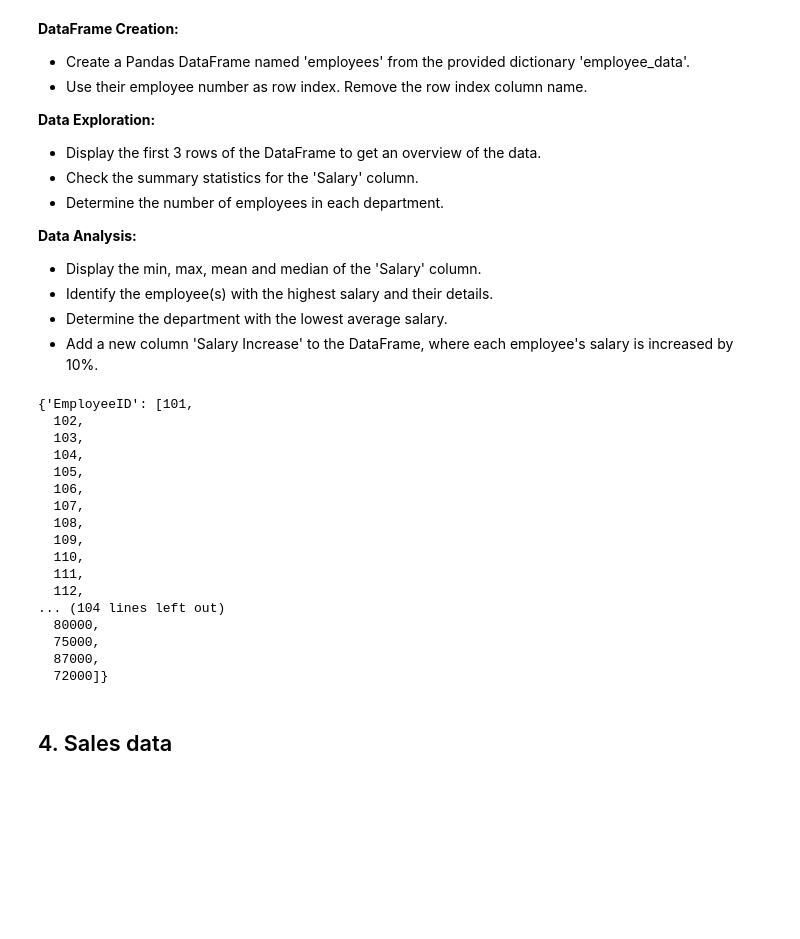
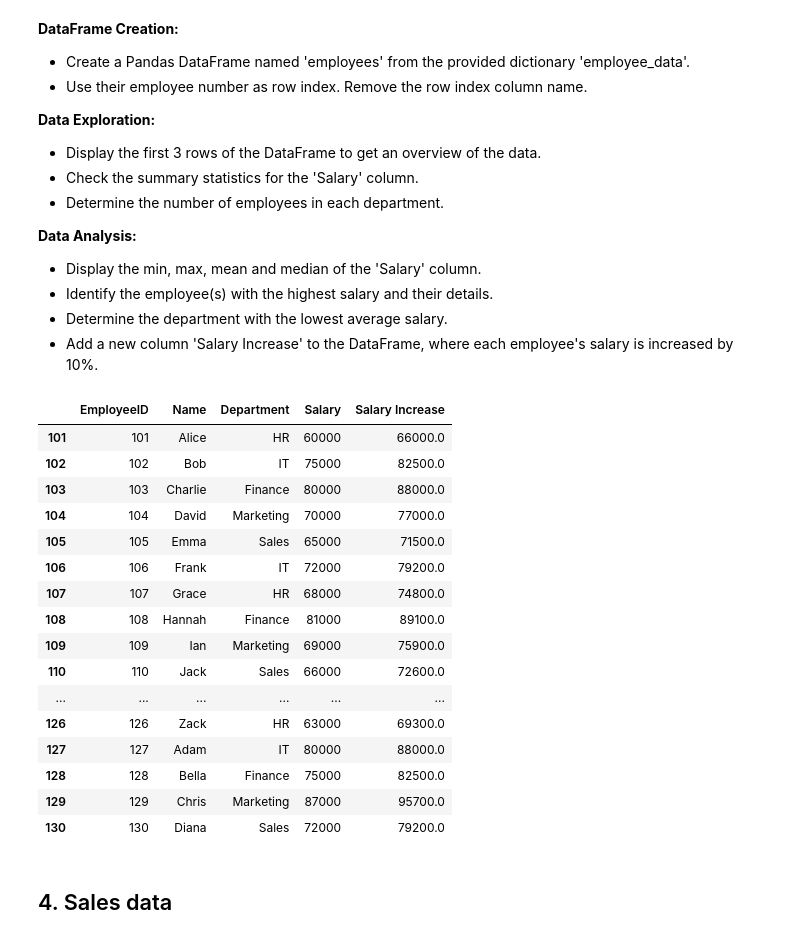
Before and after one commit to Oleksandr-Uvarov/P2-coursematerial-2425, a Jupyter notebook: 05-data-processing/02-pandas/2.3-pandas_dataframes/exercises_dataframes.ipynb, the cells around one changed output. Cells and saved outputs as stored; diff of their text form; code cells hidden in the pictures; blank space fills up the shorter version.

```diff
--- a/05-data-processing/02-pandas/2.3-pandas_dataframes/exercises_dataframes.ipynb
+++ b/05-data-processing/02-pandas/2.3-pandas_dataframes/exercises_dataframes.ipynb
@@ -241,43 +241,46 @@ employee_data = {
 # %%
 # Your code
 employees = pd.DataFrame(employee_data)
 employees.index = employees["EmployeeID"]
 employees.index.name = None
 
 # 1. employees.head(3)
 # 2. employees["Salary"]
 # 3. employees.groupby(employees["Department"])["Name"].count()
 
 # Data Analysis
 # 1.
 # employees["Salary"].min()
 # employees["Salary"].max()
 # employees["Salary"].mean()
 # employees["Salary"].median()
 # 2.
 # employees.sort_values(by="Salary", ascending=False).iloc[0]
 # 3.
 # employees.groupby("Department")["Salary"].sum().sort_values()
 # 4.
-employee_data
+# employees["Salary Increase"] = [salary * 1.1 for salary in employees["Salary"]]
+# employees.drop(columns=["Salary Increase"], inplace=True)
+employees["Salary Increase"] = employees["Salary"] * 1.1
+employees
 # %% [output]
-{'EmployeeID': [101,
-  102,
-  103,
-  104,
-  105,
-  106,
-  107,
-  108,
-  109,
-  110,
-  111,
-  112,
-... (104 lines left out)
-  80000,
-  75000,
-  87000,
-  72000]}
+|  | EmployeeID | Name | Department | Salary | Salary Increase |
+| 101 | 101 | Alice | HR | 60000 | 66000.0 |
+| 102 | 102 | Bob | IT | 75000 | 82500.0 |
+| 103 | 103 | Charlie | Finance | 80000 | 88000.0 |
+| 104 | 104 | David | Marketing | 70000 | 77000.0 |
+| 105 | 105 | Emma | Sales | 65000 | 71500.0 |
+| 106 | 106 | Frank | IT | 72000 | 79200.0 |
+| 107 | 107 | Grace | HR | 68000 | 74800.0 |
+| 108 | 108 | Hannah | Finance | 81000 | 89100.0 |
+| 109 | 109 | Ian | Marketing | 69000 | 75900.0 |
+| 110 | 110 | Jack | Sales | 66000 | 72600.0 |
+| ... | ... | ... | ... | ... | ... |
+| 126 | 126 | Zack | HR | 63000 | 69300.0 |
+| 127 | 127 | Adam | IT | 80000 | 88000.0 |
+| 128 | 128 | Bella | Finance | 75000 | 82500.0 |
+| 129 | 129 | Chris | Marketing | 87000 | 95700.0 |
+| 130 | 130 | Diana | Sales | 72000 | 79200.0 |
 # %% [markdown]
 ## 4. Sales data
 # %%
```
Also changed, not shown: parts of 3 cells of this notebook, 1 other file.
